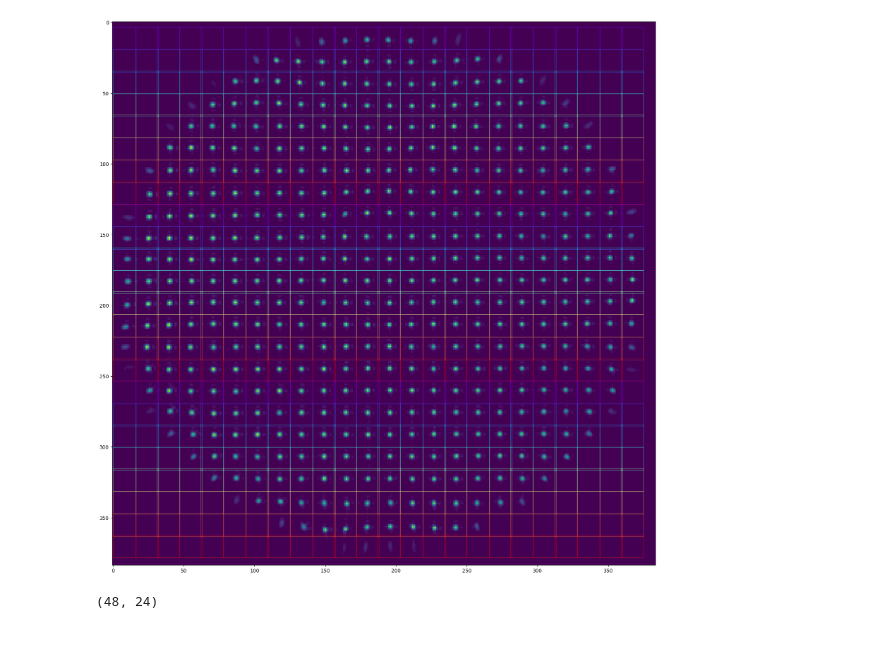
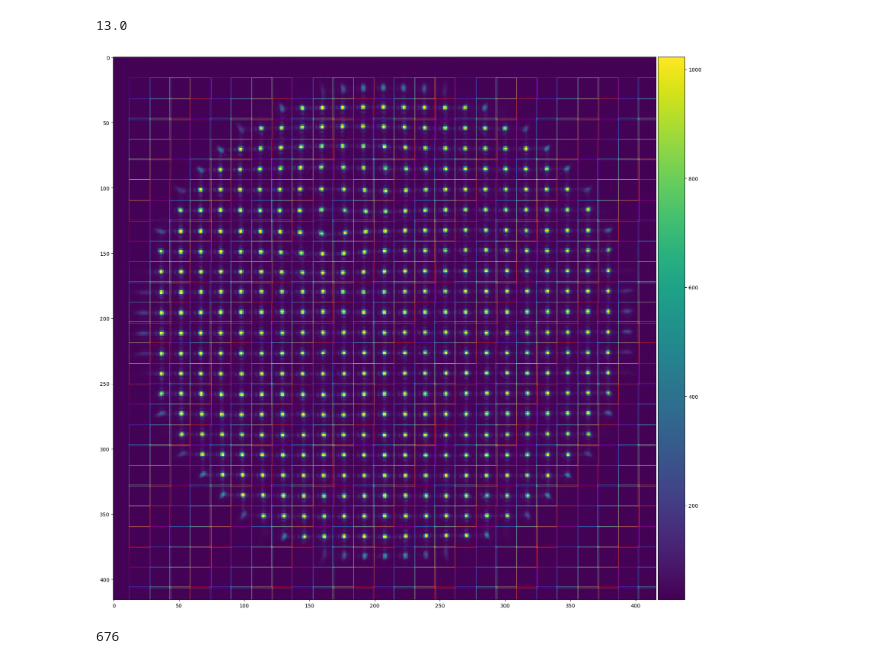
Before and after one commit to jacotay7/pyRTC, a Jupyter notebook: SHARP_LAB/sub_aperture_alignment.ipynb, the cells around one changed output. Drawn from its saved outputs; the diff is of its cells as text; code cells hidden in the pictures.

```diff
--- a/SHARP_LAB/sub_aperture_alignment.ipynb
+++ b/SHARP_LAB/sub_aperture_alignment.ipynb
@@ -45,7 +92,7 @@ print(slope_out.shape)
 import matplotlib.patches as patches
 from matplotlib.pyplot import cm
 import itertools
-
+from mpl_toolkits.axes_grid1 import make_axes_locatable
 def drawSubapertures(image:np.ndarray,
                         slopes:np.ndarray,
                         unaberratedSlopes:np.ndarray,
@@ -67,9 +114,11 @@ def drawSubapertures(image:np.ndarray,
     plt.clf()
 
     ax = fig.add_subplot(111, aspect='equal')
-
+    divider = make_axes_locatable(ax)
+    cax = divider.append_axes('right', size='5%', pad=0.05)
     # Display the image
-    ax.imshow(image)
+    im = ax.imshow(image)
+    fig.colorbar(im, cax=cax, orientation='vertical')
     rects = 0
     color = itertools.cycle(cm.rainbow(np.linspace(0, 1, (numRegions) // 3)))
 
@@ -109,26 +158,26 @@ def drawSubapertures(image:np.ndarray,
             #         slopes[i, j] = weightX/norm - unaberratedSlopes[i, j]
             #         slopes[i + numRegions, j] = weightY/norm - unaberratedSlopes[i + numRegions, j]
             #     #If we have no flux slopes should be zero
-
     plt.show()
 
     return rects
+# %%
+print(slopes.imageNoise*slopes.shwfsContrast)
+# %% [output]
+13.0
 # %%
 image = wfsShm.read_noblock()
 num_rect = drawSubapertures(image = image,
                             slopes = np.zeros_like(slopes.refSlopes),
                             unaberratedSlopes = slopes.refSlopes,
-                            threshold = slopes.imageNoise*slopes.shwfsContrast,
+                            threshold = 0*slopes.imageNoise*slopes.shwfsContrast,
                             spacing = slopes.subApSpacing,
                             xvals = slopes.xvals,
                             offsetX = slopes.offsetX,
                             offsetY = slopes.offsetY,
                             intN = slopes.regionSize)
 
 print(num_rect)
 # %% [output]
-[figure, old version]
+[figure, new version]
+676
-# %%
-slopes.refSlopes.shape
-# %% [output]
-(48, 24)
```
Also changed, not shown: parts of 5 cells of this notebook, 31 other files.
